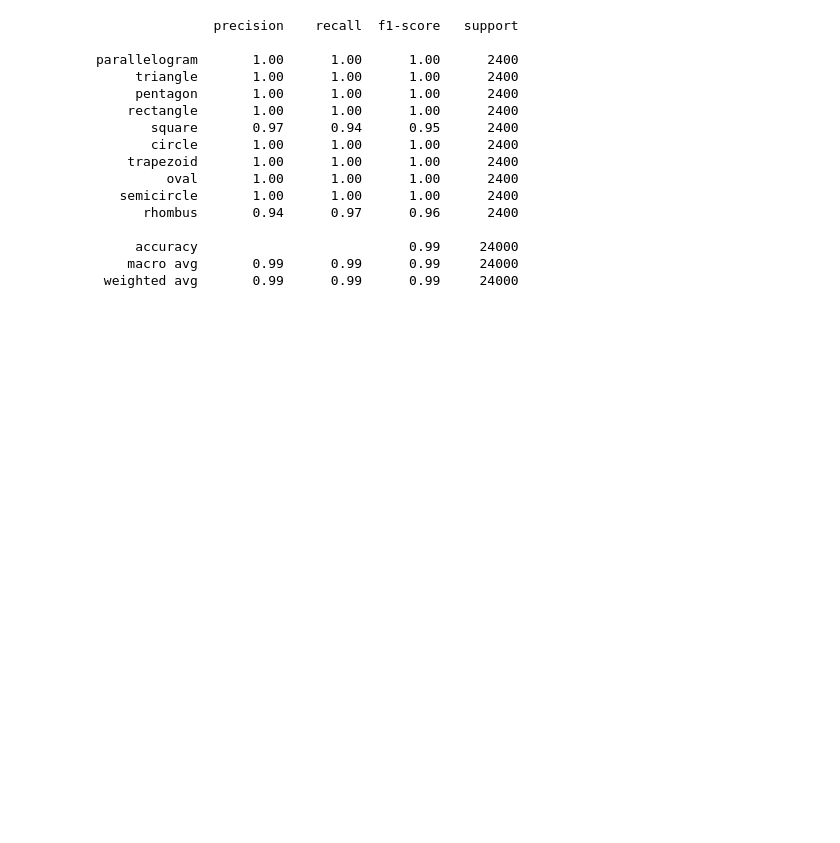
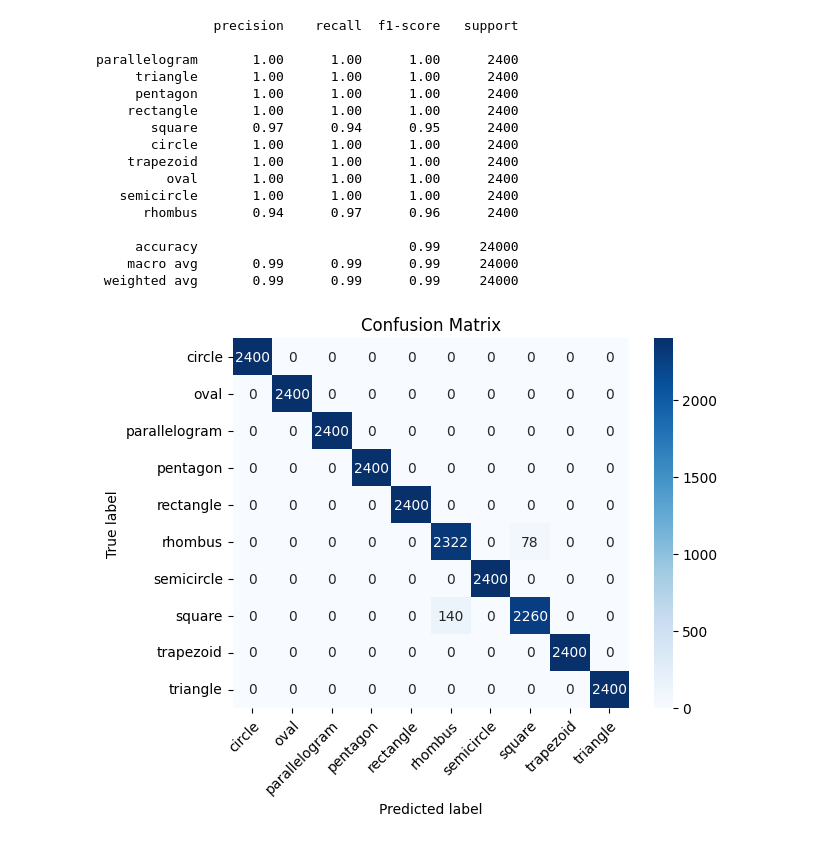
Before and after one commit to Vortriz/idc409-project, a Jupyter notebook: src/__marimo__/classic.ipynb, the cells around one changed output. Saved outputs shown, nothing was run; the diff lists cells and outputs as text; code cells hidden in the pictures; blank space fills up the shorter version.

```diff
--- a/src/__marimo__/classic.ipynb
+++ b/src/__marimo__/classic.ipynb
@@ -229,14 +225,18 @@ parallelogram       1.00      1.00      1.00      2400
     macro avg       0.99      0.99      0.99     24000
  weighted avg       0.99      0.99      0.99     24000
 # %%
-def find_all_contours(thresholded_image):
-    contours, _ = cv2.findContours(
-        thresholded_image, cv2.RETR_EXTERNAL, cv2.CHAIN_APPROX_SIMPLE
-    )
+C = confusion_matrix(y_test, y_pred, labels=model.classes_)
 
-    filtered_contours = [
-        contour for contour in contours if cv2.contourArea(contour) >= 100
-    ]
-
-    return filtered_contours
+ax = sns.heatmap(
+    C, annot=True, fmt=".0f", cmap=sns.color_palette("Blues", as_cmap=True)
+)
+ax.set_xticklabels(
+    model.classes_, rotation=45, rotation_mode="anchor", ha="right"
+)
+ax.set_yticklabels(model.classes_, rotation=0)
+ax.set_xlabel("Predicted label")
+ax.set_ylabel("True label")
+ax.set_title("Confusion Matrix")
+# %% [output]
+[figure, added]
 # %%
```
Also changed, not shown: parts of 10 cells of this notebook, 5 other files.
